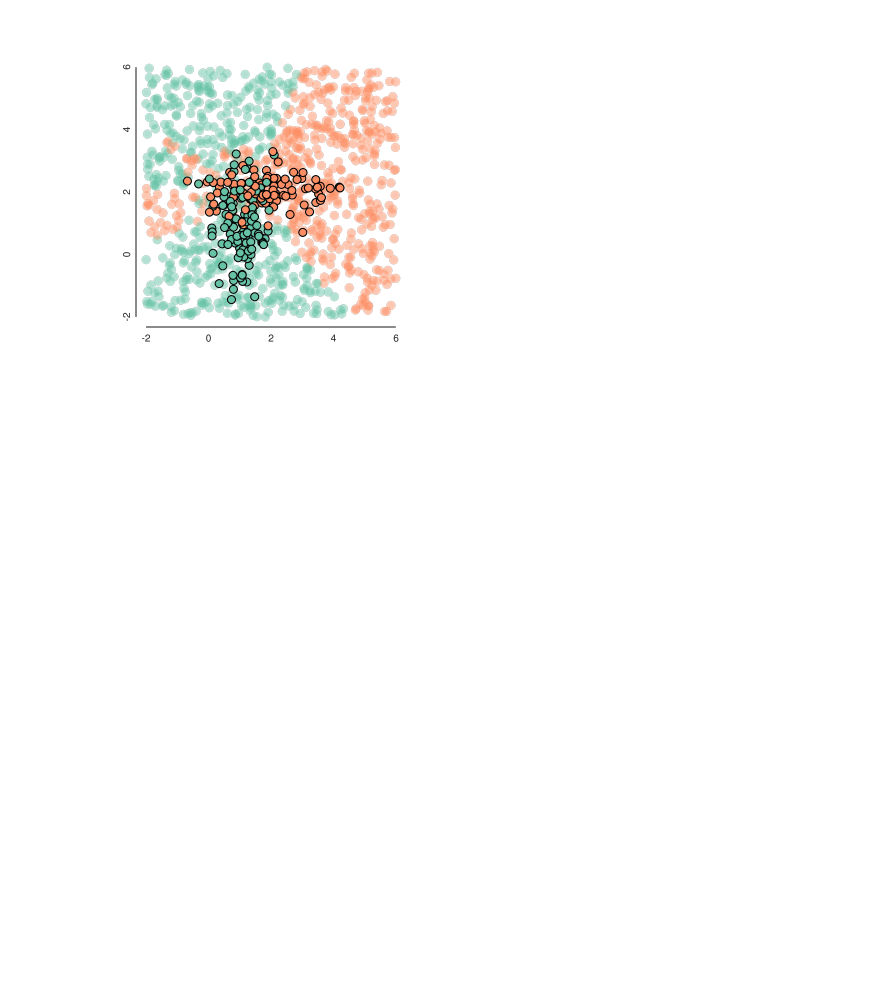
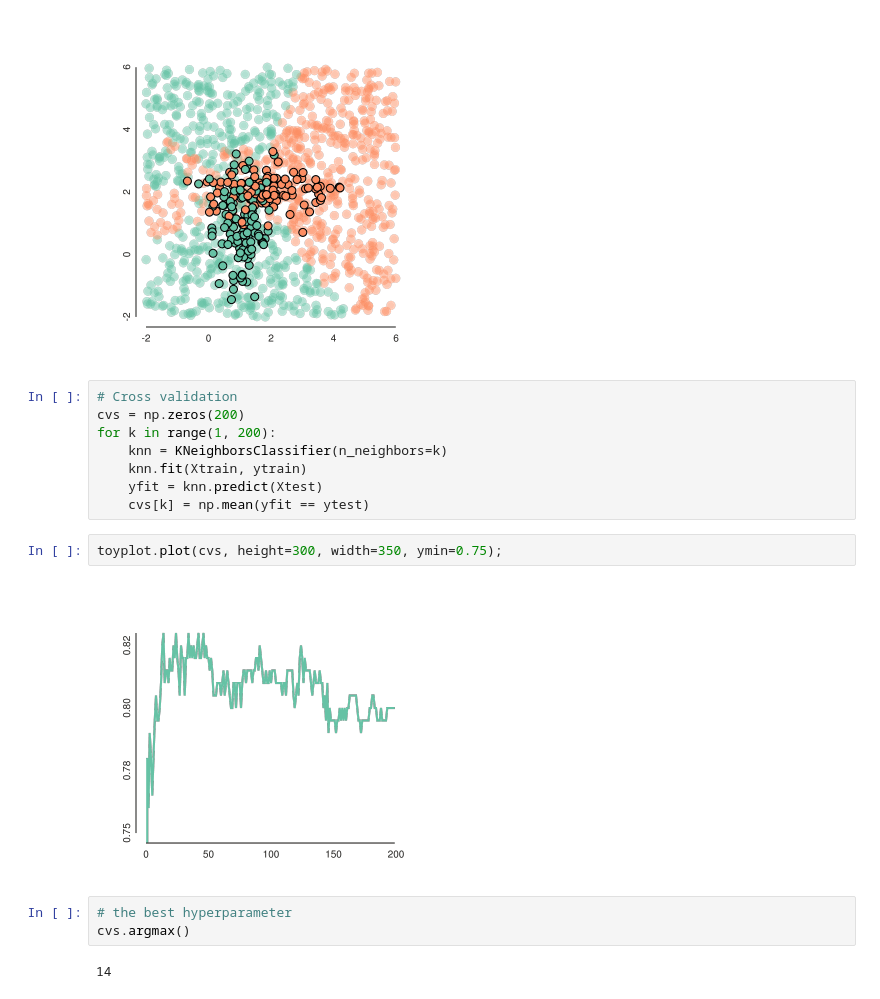
Before and after one commit to programming-for-bio/9-python-analysis1, a Jupyter notebook: notebooks/nb-9.2-KNN-classifier.ipynb, the cells around one changed output. Cells and saved outputs as stored; diff of their text form; blank space fills up the shorter version.

```diff
--- a/notebooks/nb-9.2-KNN-classifier.ipynb
+++ b/notebooks/nb-9.2-KNN-classifier.ipynb
@@ -107,3 +107,20 @@ a.scatterplot(
 );
 # %% [output]
 [figure]
+# %%
+# Cross validation
+cvs = np.zeros(200)
+for k in range(1, 200):
+    knn = KNeighborsClassifier(n_neighbors=k)
+    knn.fit(Xtrain, ytrain)
+    yfit = knn.predict(Xtest)
+    cvs[k] = np.mean(yfit == ytest)
+# %%
+toyplot.plot(cvs, height=300, width=350, ymin=0.75);
+# %% [output]
+[figure, added]
+# %%
+# the best hyperparameter
+cvs.argmax()
+# %% [output]
+14
```
Also changed, not shown: parts of 3 cells of this notebook.
